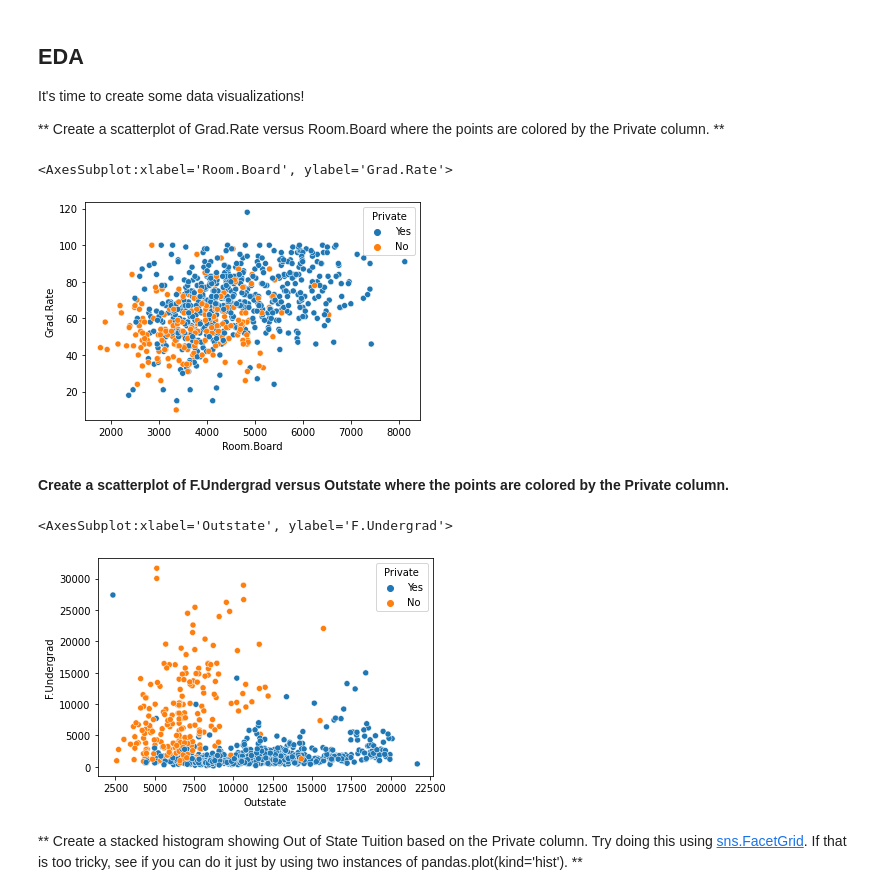
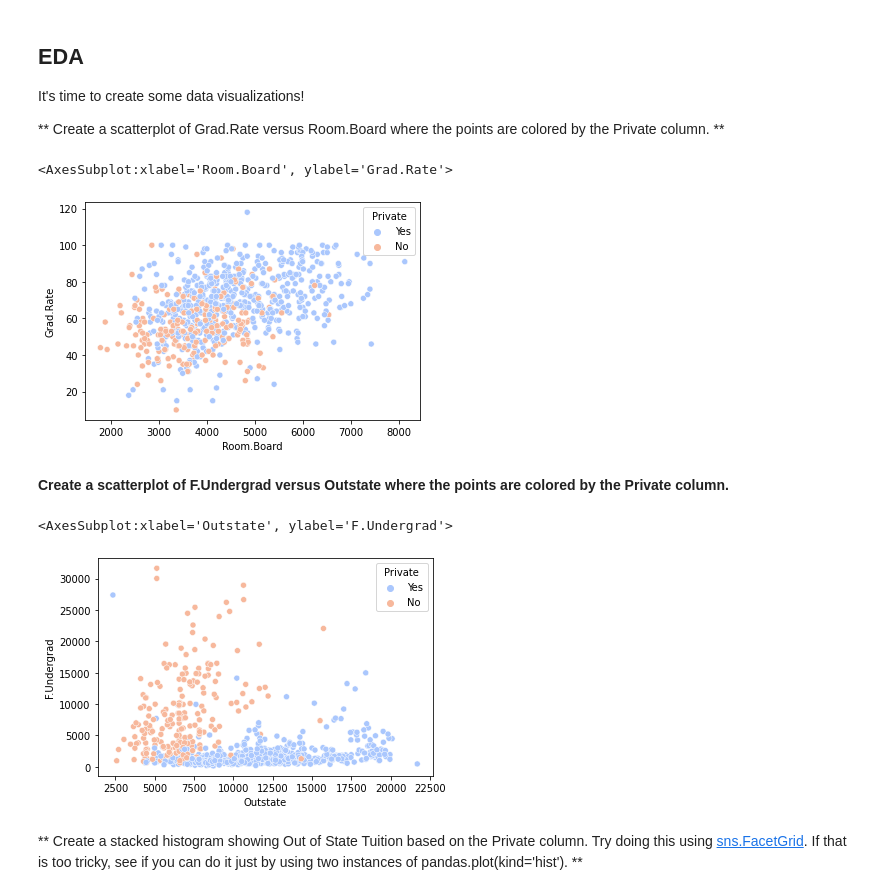
Before and after one commit to andrescerv/python-for-data-science-and-machine-learning-bootcamp, a Jupyter notebook: 17-K-Means-Clustering/02-K Means Clustering Project.ipynb, the cells around one changed output. Cells and saved outputs as stored; diff of their text form; code cells hidden in the pictures.

```diff
--- a/17-K-Means-Clustering/02-K Means Clustering Project.ipynb
+++ b/17-K-Means-Clustering/02-K Means Clustering Project.ipynb
@@ -102,17 +102,17 @@ It's time to create some data visualizations!
 
 ** Create a scatterplot of Grad.Rate versus Room.Board where the points are colored by the Private column. **
 # %%
-sns.scatterplot(data=df, x='Room.Board', y='Grad.Rate', hue='Private')
+sns.scatterplot(data=df, x='Room.Board', y='Grad.Rate', hue='Private', palette='coolwarm')
 # %% [output]
 <AxesSubplot:xlabel='Room.Board', ylabel='Grad.Rate'>
-[figure, old version]
+[figure, new version]
 # %% [markdown]
 **Create a scatterplot of F.Undergrad versus Outstate where the points are colored by the Private column.**
 # %%
-sns.scatterplot(data=df, y='F.Undergrad', x='Outstate', hue='Private')
+sns.scatterplot(data=df, y='F.Undergrad', x='Outstate', hue='Private', palette='coolwarm')
 # %% [output]
 <AxesSubplot:xlabel='Outstate', ylabel='F.Undergrad'>
-[figure, old version]
+[figure, new version]
 # %% [markdown]
 ** Create a stacked histogram showing Out of State Tuition based on the Private column. Try doing this using [sns.FacetGrid](https://stanford.edu/~mwaskom/software/seaborn/generated/seaborn.FacetGrid.html). If that is too tricky, see if you can do it just by using two instances of pandas.plot(kind='hist'). **
 # %%
```
Also changed, not shown: parts of 2 cells of this notebook.
